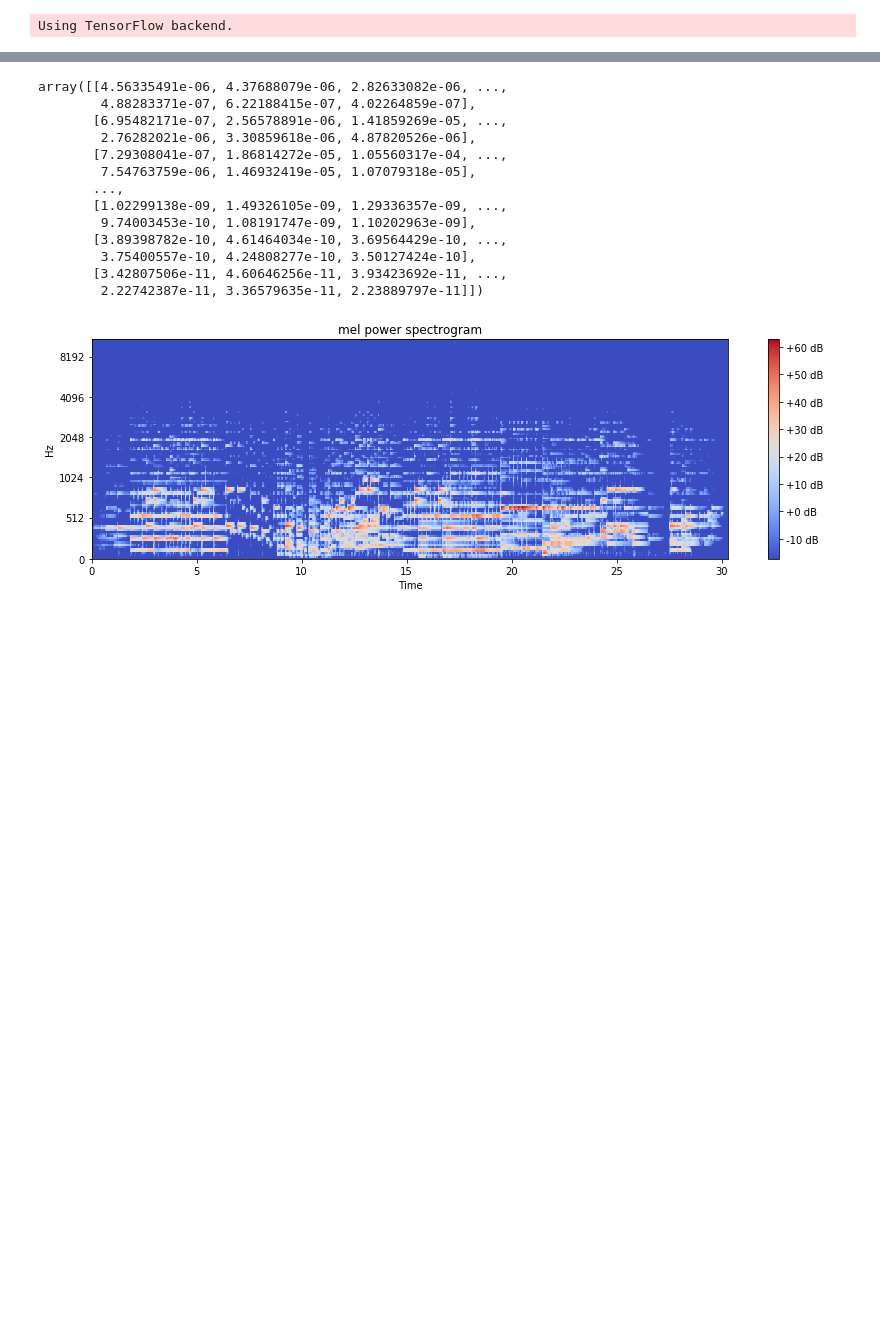
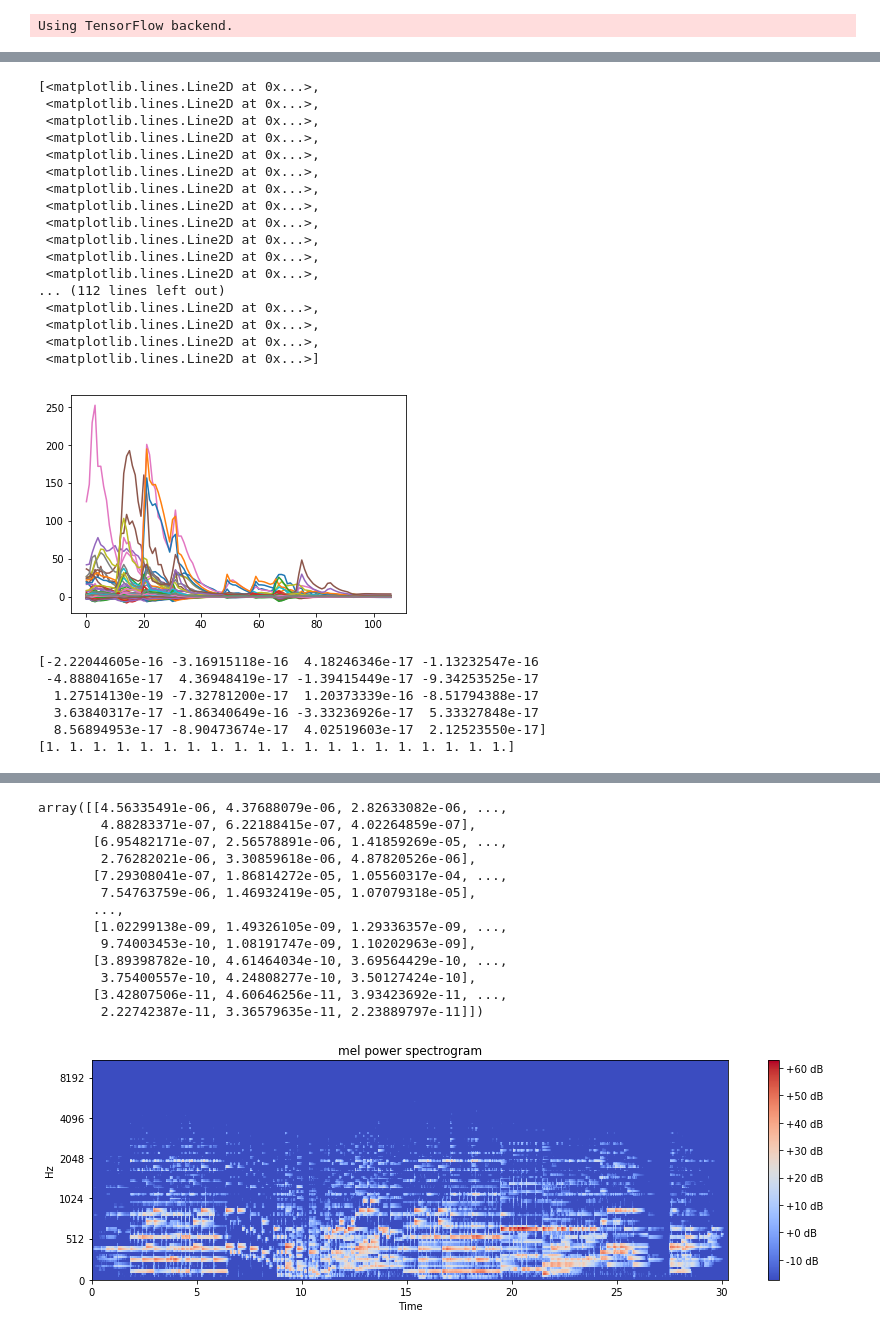
Before and after one commit to FMunyoz/MMK2019, a Jupyter notebook: mmk19/MMK19.ipynb, the cells around one changed output, grey strips where cells are left out. Drawn from its saved outputs; the diff is of its cells as text; code cells hidden in the pictures; blank space fills up the shorter version.

```diff
--- a/mmk19/MMK19.ipynb
+++ b/mmk19/MMK19.ipynb
@@ -15,0 +69,7 @@ y, sr = librosa.load(filename)
+# %%
+K.clear_session()
+model = Sequential()
+model.add(Dense(128, input_dim=128, activation='relu'))
+model.add(Dense(128))
+model.compile(loss='mean_squared_error', optimizer='adam')
+model.summary()
@@ -15,0 +88,4 @@ y, sr = librosa.load(filename)
+# %%
+early_stop = EarlyStopping(monitor='loss', patience=1, verbose=1)
+# %%
+model.fit(x_train, y_train, epochs=200, batch_size=2, verbose=1, callbacks=[early_stop])
@@ -15,0 +100,2 @@ y, sr = librosa.load(filename)
+# %%
+y_pred = model.predict(x_test)
@@ -15,0 +123,33 @@ y, sr = librosa.load(filename)
+# %%
+plot.plot(y_pred)
+# %% [output]
+[<matplotlib.lines.Line2D at 0x...>,
+ <matplotlib.lines.Line2D at 0x...>,
+ <matplotlib.lines.Line2D at 0x...>,
+ <matplotlib.lines.Line2D at 0x...>,
+ <matplotlib.lines.Line2D at 0x...>,
+ <matplotlib.lines.Line2D at 0x...>,
+ <matplotlib.lines.Line2D at 0x...>,
+ <matplotlib.lines.Line2D at 0x...>,
+ <matplotlib.lines.Line2D at 0x...>,
+ <matplotlib.lines.Line2D at 0x...>,
+ <matplotlib.lines.Line2D at 0x...>,
+ <matplotlib.lines.Line2D at 0x...>,
+... (112 lines left out)
+ <matplotlib.lines.Line2D at 0x...>,
+ <matplotlib.lines.Line2D at 0x...>,
+ <matplotlib.lines.Line2D at 0x...>,
+ <matplotlib.lines.Line2D at 0x...>]
+[figure, added]
+# %%
+import sklearn
+mfccs = sklearn.preprocessing.scale(mfccs, axis=1)
+print mfccs.mean(axis=1)
+print mfccs.var(axis=1)
+# %% [output]
+[-2.22044605e-16 -3.16915118e-16  4.18246346e-17 -1.13232547e-16
+ -4.88804165e-17  4.36948419e-17 -1.39415449e-17 -9.34253525e-17
+  1.27514130e-19 -7.32781200e-17  1.20373339e-16 -8.51794388e-17
+  3.63840317e-17 -1.86340649e-16 -3.33236926e-17  5.33327848e-17
+  8.56894953e-17 -8.90473674e-17  4.02519603e-17  2.12523550e-17]
+[1. 1. 1. 1. 1. 1. 1. 1. 1. 1. 1. 1. 1. 1. 1. 1. 1. 1. 1. 1.]
```
Also changed, not shown: parts of 15 cells of this notebook.
